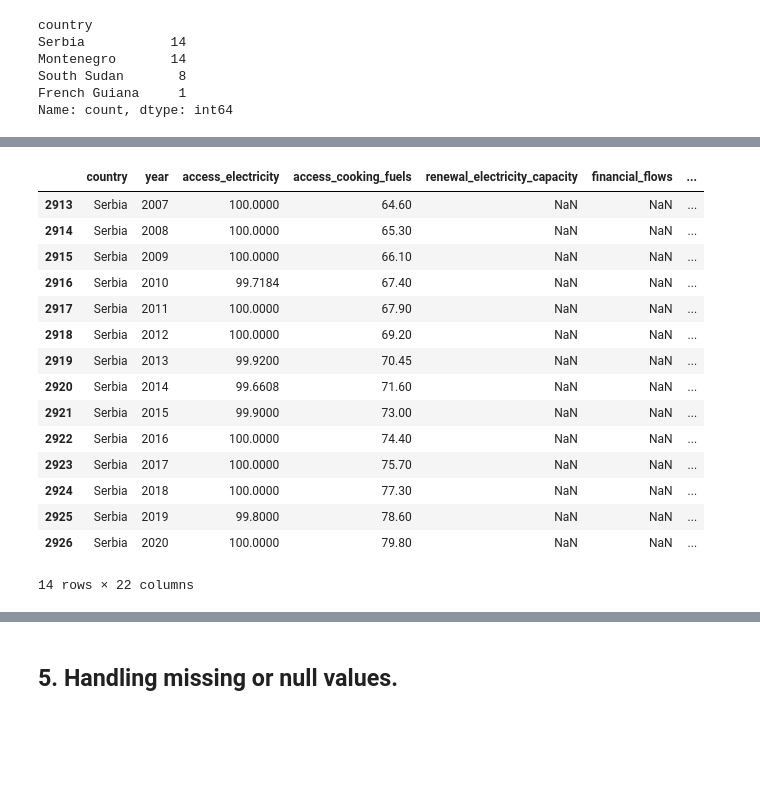
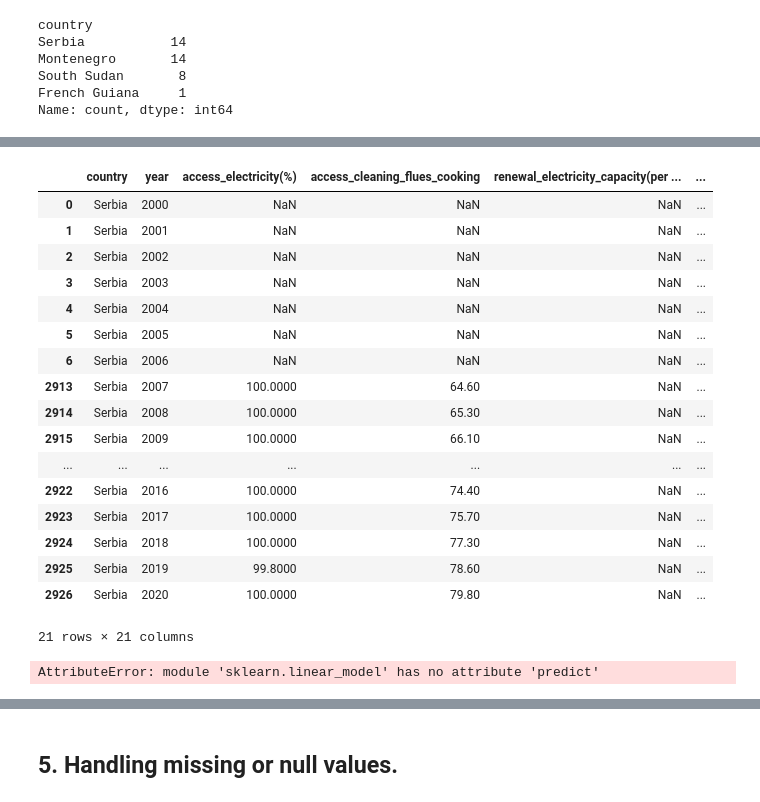
Before and after one commit to elkinbarretorojas/data_science, a Jupyter notebook: energy/model.ipynb, the cells around one changed output, grey strips where cells are left out. Saved outputs shown, nothing was run; the diff lists cells and outputs as text; code cells hidden in the pictures; blank space fills up the shorter version.

```diff
--- a/energy/model.ipynb
+++ b/energy/model.ipynb
@@ -145,4 +143,5 @@ Name: count, dtype: int64
 energy_data = energy_data.drop(energy_data[energy_data['country'] == 'French Guiana'].index)
 energy_data = energy_data.drop(energy_data[energy_data['country'] == 'South Sudan'].index)
 # %%
-energy_data[energy_data['country'] == 'Serbia']
+#Checking Serbia Country
+serbia = energy_data[energy_data['country'] == 'Serbia']
@@ -190 +148,4 @@ energy_data3[energy_data3['country'] == 'Serbia']
+# %%
+years = [0,1,2,3,4,5,6]
+new_row = [0,1,2,3,4,5,6]
 # %%
@@ -237,19 +175,22 @@ energy_data2[2914] = new_row
-# %%
-energy_data2[energy_data2['country'] == 'Serbia']
-# %% [output]
-|  | country | year | access_electricity | access_cooking_fuels | renewal_electricity_capacity | financial_flows | ... |
-| 2913 | Serbia | 2007 | 100.0000 | 64.60 | NaN | NaN | ... |
-| 2914 | Serbia | 2008 | 100.0000 | 65.30 | NaN | NaN | ... |
-| 2915 | Serbia | 2009 | 100.0000 | 66.10 | NaN | NaN | ... |
-| 2916 | Serbia | 2010 | 99.7184 | 67.40 | NaN | NaN | ... |
-| 2917 | Serbia | 2011 | 100.0000 | 67.90 | NaN | NaN | ... |
-| 2918 | Serbia | 2012 | 100.0000 | 69.20 | NaN | NaN | ... |
-| 2919 | Serbia | 2013 | 99.9200 | 70.45 | NaN | NaN | ... |
-| 2920 | Serbia | 2014 | 99.6608 | 71.60 | NaN | NaN | ... |
-| 2921 | Serbia | 2015 | 99.9000 | 73.00 | NaN | NaN | ... |
-| 2922 | Serbia | 2016 | 100.0000 | 74.40 | NaN | NaN | ... |
-| 2923 | Serbia | 2017 | 100.0000 | 75.70 | NaN | NaN | ... |
-| 2924 | Serbia | 2018 | 100.0000 | 77.30 | NaN | NaN | ... |
-| 2925 | Serbia | 2019 | 99.8000 | 78.60 | NaN | NaN | ... |
-| 2926 | Serbia | 2020 | 100.0000 | 79.80 | NaN | NaN | ... |
-14 rows × 22 columns
+# %%
+serbia = serbia.sort_index()
+serbia
+# %% [output]
+|  | country | year | access_electricity(%) | access_cleaning_flues_cooking | renewal_electricity_capacity(per ... | ... |
+| 0 | Serbia | 2000 | NaN | NaN | NaN | ... |
+| 1 | Serbia | 2001 | NaN | NaN | NaN | ... |
+| 2 | Serbia | 2002 | NaN | NaN | NaN | ... |
+| 3 | Serbia | 2003 | NaN | NaN | NaN | ... |
+| 4 | Serbia | 2004 | NaN | NaN | NaN | ... |
+| 5 | Serbia | 2005 | NaN | NaN | NaN | ... |
+| 6 | Serbia | 2006 | NaN | NaN | NaN | ... |
+| 2913 | Serbia | 2007 | 100.0000 | 64.60 | NaN | ... |
+| 2914 | Serbia | 2008 | 100.0000 | 65.30 | NaN | ... |
+| 2915 | Serbia | 2009 | 100.0000 | 66.10 | NaN | ... |
+| ... | ... | ... | ... | ... | ... | ... |
+| 2922 | Serbia | 2016 | 100.0000 | 74.40 | NaN | ... |
+| 2923 | Serbia | 2017 | 100.0000 | 75.70 | NaN | ... |
+| 2924 | Serbia | 2018 | 100.0000 | 77.30 | NaN | ... |
+| 2925 | Serbia | 2019 | 99.8000 | 78.60 | NaN | ... |
+| 2926 | Serbia | 2020 | 100.0000 | 79.80 | NaN | ... |
+21 rows × 21 columns
@@ -256,3 +199,9 @@ energy_data2[energy_data2['country'] == 'Serbia']
+# %%
+serbia['access_electricity(%)_pd'] = linear_model.predict(serbia.drop('access_electricity(%)', axis = 1))
+
+serbia['access_electricity(%)_LM'] = np.where(serbia['access_electricity(%)']>0, serbia['access_electricity(%)'], serbia['access_electricity(%)_Pred'])
+# %% [output]
+AttributeError: module 'sklearn.linear_model' has no attribute 'predict'
 # %%
 count_country = energy_data['country'].value_counts()
 count_country
```
Also changed, not shown: parts of 38 cells of this notebook.
